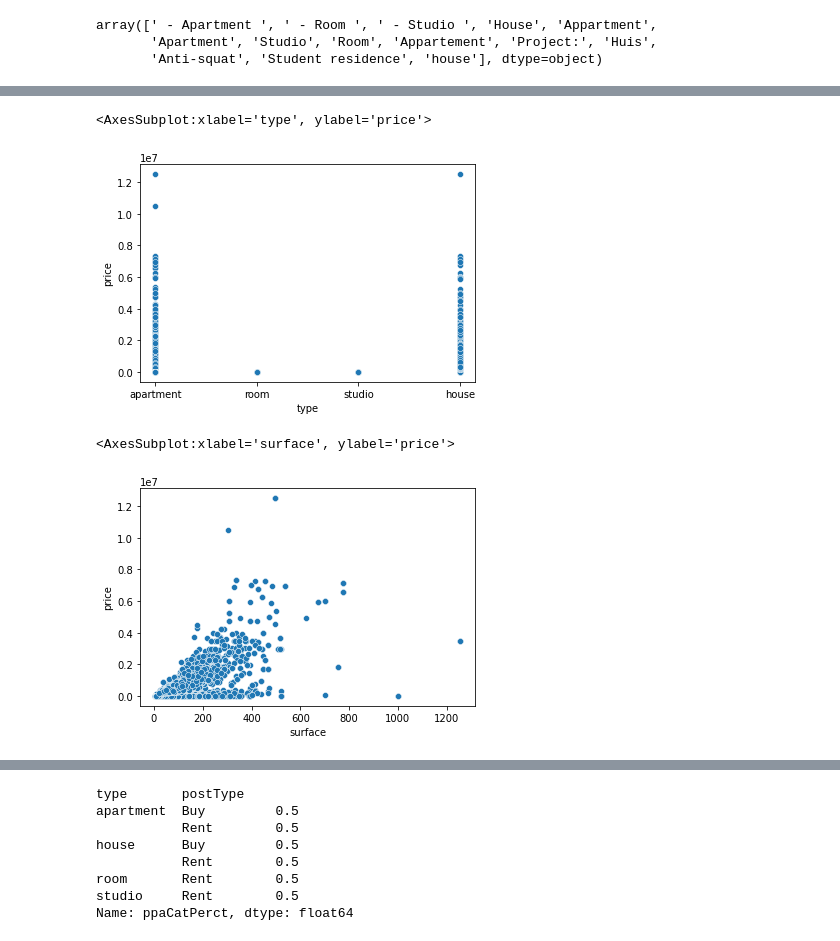
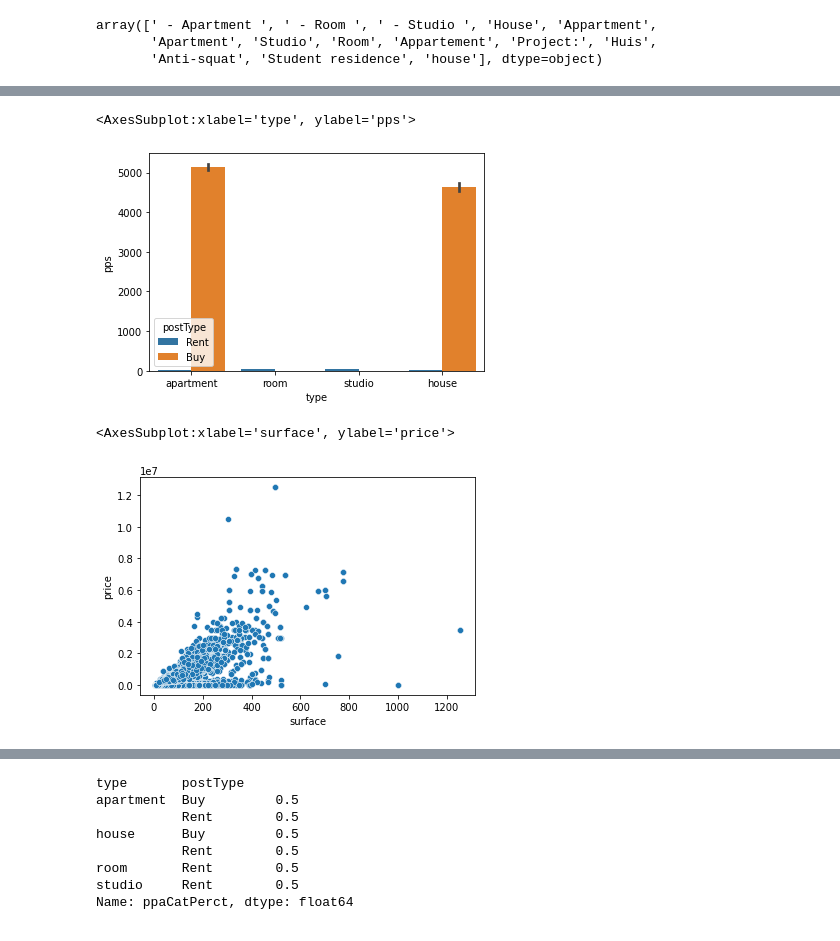
Before and after one commit to maufonsecasdfg/amsterdam_rent, a Jupyter notebook: prepare_data.ipynb, the cells around one changed output, grey strips where cells are left out. Cells and saved outputs as stored; diff of their text form; code cells hidden in the pictures.

```diff
--- a/prepare_data.ipynb
+++ b/prepare_data.ipynb
@@ -308,13 +299,15 @@ sns.scatterplot(data=data,x='rooms',y='price')
+# %%
+data['pps'] = data['price']/data['surface']
 # %%
-sns.scatterplot(data=data,x='type',y='price')
+sns.barplot(data=data,x='type',y='pps',hue='postType')
 # %% [output]
-<AxesSubplot:xlabel='type', ylabel='price'>
+<AxesSubplot:xlabel='type', ylabel='pps'>
-[figure, old version]
+[figure, new version]
 # %%
 sns.scatterplot(data=data,x='surface',y='price')
 # %% [output]
 <AxesSubplot:xlabel='surface', ylabel='price'>
-[figure, old version]
+[figure, new version]
 # %%
 data['longcat'] = pd.cut(data['longitude'],50,labels=list(range(50))).astype('int')
 data['latcat'] = pd.cut(data['latitude'],50,labels=list(range(50))).astype('int')
```
Also changed, not shown: parts of 45 cells of this notebook, 4 other files.
